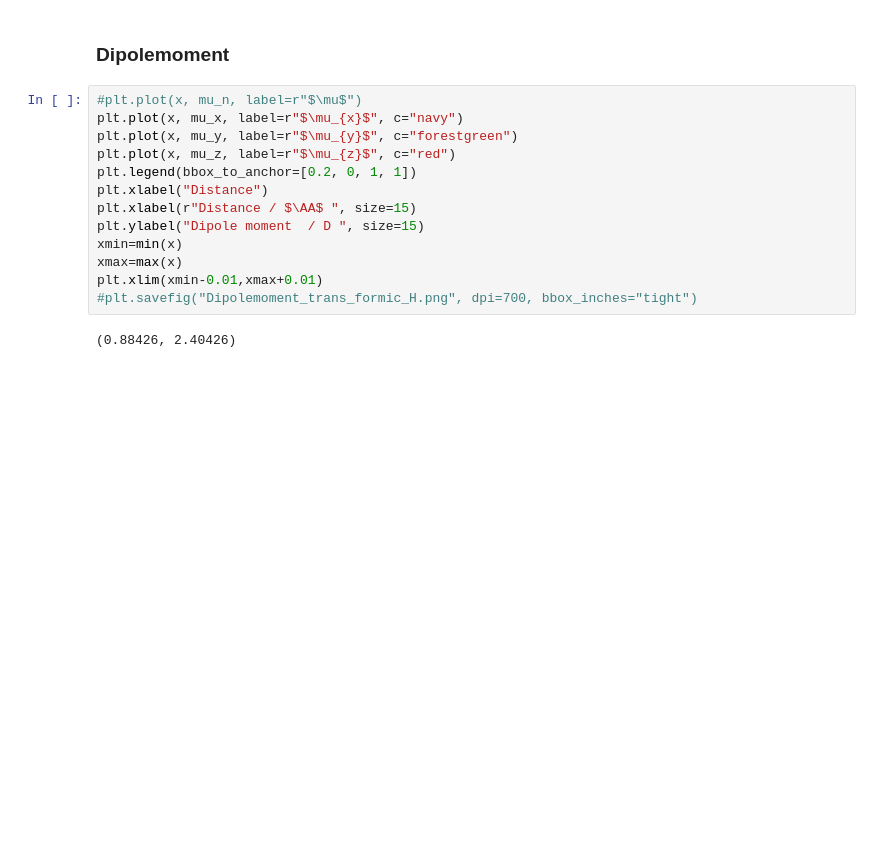
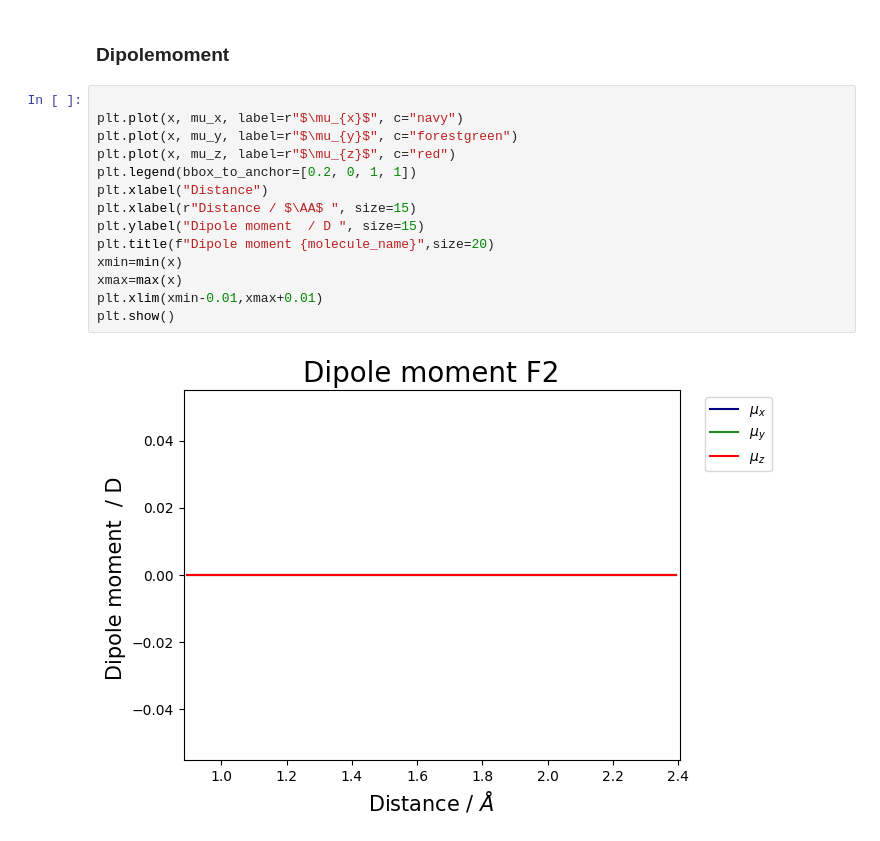
Before and after one commit to LukasMeinschad/Theoretische_Chemie, a Jupyter notebook: Praktikum/qm_part_a/numerov_calc_version2.ipynb, the cells around one changed output. Saved outputs shown, nothing was run; the diff lists cells and outputs as text; blank space fills up the shorter version.

```diff
--- a/Praktikum/qm_part_a/numerov_calc_version2.ipynb
+++ b/Praktikum/qm_part_a/numerov_calc_version2.ipynb
@@ -318,17 +277,18 @@ plt.xlim(xmin-0.01,xmax+0.01)
 # %% [markdown]
 ### Dipolemoment
 # %%
-#plt.plot(x, mu_n, label=r"$\mu$")
+
 plt.plot(x, mu_x, label=r"$\mu_{x}$", c="navy")
 plt.plot(x, mu_y, label=r"$\mu_{y}$", c="forestgreen")
 plt.plot(x, mu_z, label=r"$\mu_{z}$", c="red")
 plt.legend(bbox_to_anchor=[0.2, 0, 1, 1])
 plt.xlabel("Distance")
 plt.xlabel(r"Distance / $\AA$ ", size=15)
 plt.ylabel("Dipole moment  / D ", size=15)
+plt.title(f"Dipole moment {molecule_name}",size=20)
 xmin=min(x)
 xmax=max(x)
 plt.xlim(xmin-0.01,xmax+0.01)
-#plt.savefig("Dipolemoment_trans_formic_H.png", dpi=700, bbox_inches="tight")
+plt.show()
 # %% [output]
-(0.88426, 2.40426)
+[figure, added]
```
Also changed, not shown: parts of 18 cells of this notebook, 3 other files.
